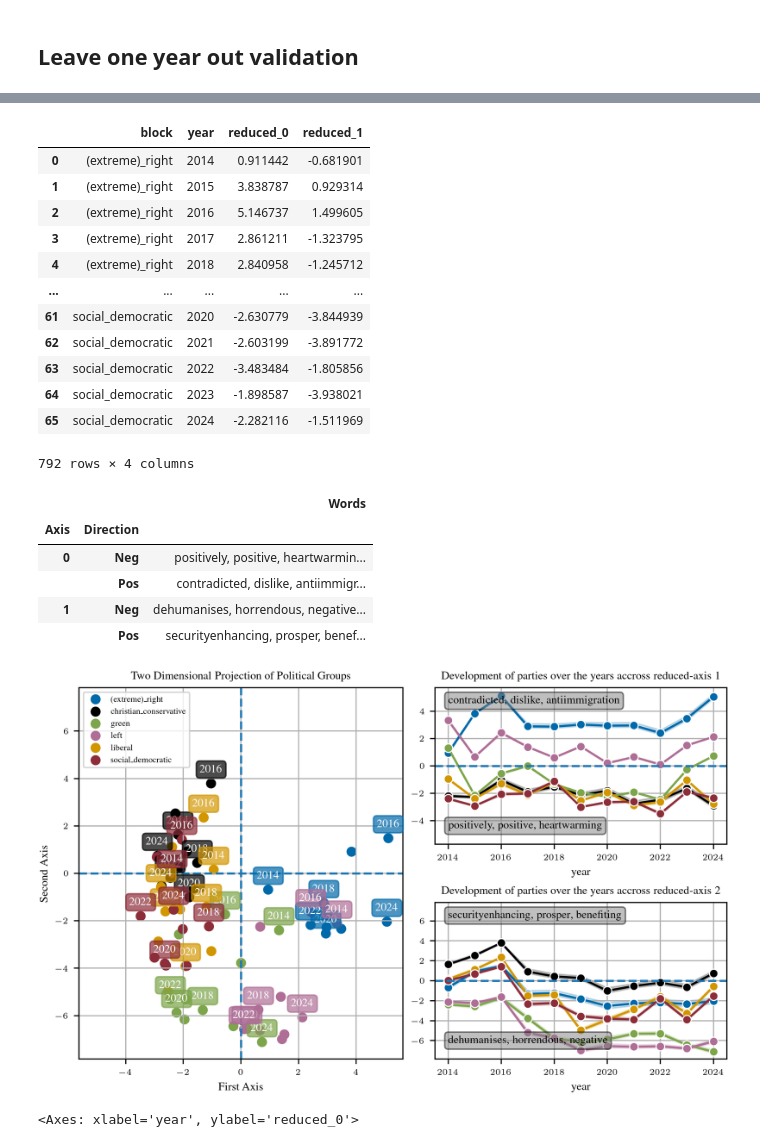
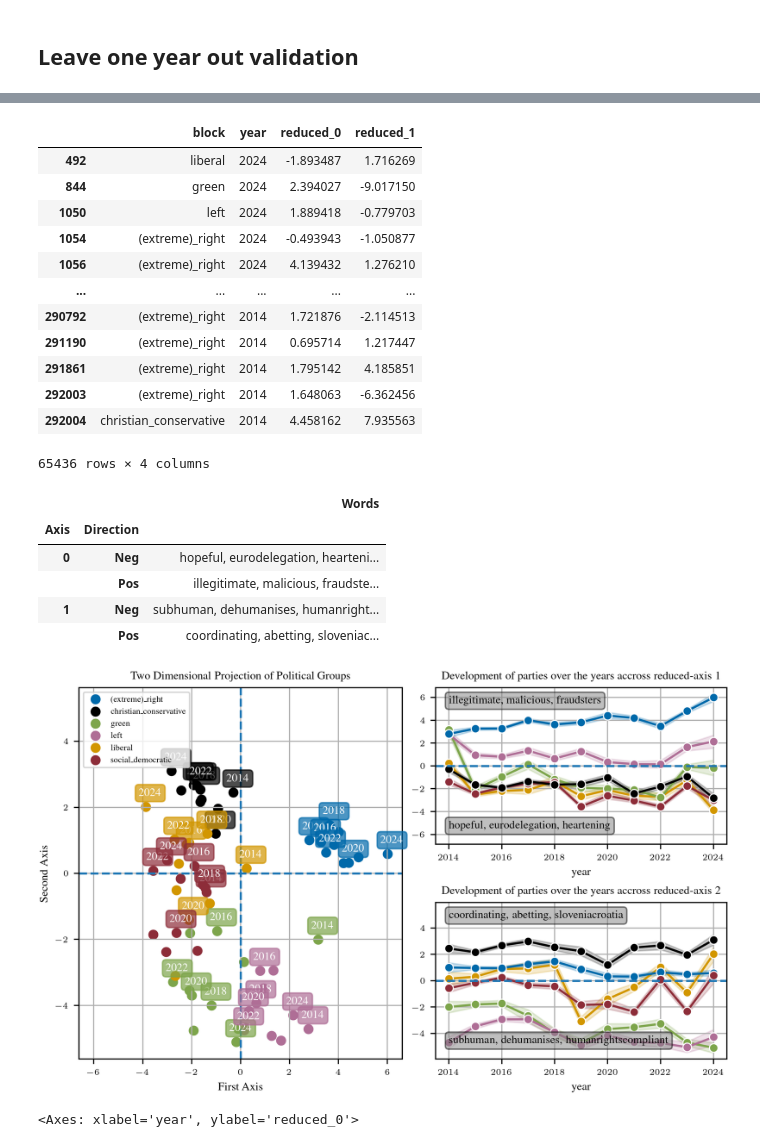
Before and after one commit to derkleinejakob/euparl_discourse, a Jupyter notebook: experiments/q3_4_plsda_stability.ipynb, the cells around one changed output, grey strips where cells are left out. Cells and saved outputs as stored; diff of their text form; code cells hidden in the pictures.

```diff
--- a/experiments/q3_4_plsda_stability.ipynb
+++ b/experiments/q3_4_plsda_stability.ipynb
@@ -16,6 +16,8 @@ df = pd.read_parquet(PATH_MIGRATION_SPEECHES_EMBEDDED)
 print(f"#Samples: {len(df)}")
 # %% [output]
 #Samples: 9705
+# %%
+df = df[~df['written']]
 # %%
 vocab_df = pd.read_parquet(PATH_VOCAB_EMBEDDED)
 # %% [markdown]
@@ -212,7 +214,7 @@ X = np.stack(df[EMBEDDING_MODEL])
 
 W_whole, (pls_ref, _) = plsda(X, df['block'])
 
-reduced_ref = pls_ref.transform(np.stack(aggregated[EMBEDDING_MODEL]))
+reduced_ref = pls_ref.transform(np.stack(df[EMBEDDING_MODEL]))
 
 logo = LeaveOneGroupOut()
 print(f"#Splits {logo.get_n_splits(X, df['block'], df['year'])}")
@@ -234,12 +236,12 @@ for i, (train_index, test_index) in enumerate(logo.split(X,  df['block'], df['ye
 
     y_pred = pls.predict(X_test).argmax(axis=-1)
     f1_micro = f1_score(y_test, y_pred, average='micro')
-    total_angle = sum(subspace_angles(W_whole, W_sub))
+    total_angle = sum(np.rad2deg(subspace_angles(W_whole, W_sub)))
     print(f" F1 score: {f1_micro}")
 
     print(total_angle)
 
-    reduced_sub = pls.transform(np.stack(aggregated[EMBEDDING_MODEL]))
+    reduced_sub = pls.transform(np.stack(df[EMBEDDING_MODEL]))
     mapped_centers.append(align_vectors(reduced_sub, reduced_ref))
 
     angles.append(total_angle)
@@ -276,5 +278,5 @@ f1_scores.mean(), f1_scores.std()
 # %%
-plotting_data = aggregated[['block', 'year']].copy()
+plotting_data = df[['block', 'year']].copy()
 # %%
 plotting_data['reduced_0'] = reduced_ref[:, 0]
 plotting_data['reduced_1'] = reduced_ref[:, 1]
@@ -305,18 +307,18 @@ for year, embs in zip(range(2014, 2025), mapped_centers):
 combined
 # %% [output]
 |  | block | year | reduced_0 | reduced_1 |
-| 0 | (extreme)_right | 2014 | 0.911442 | -0.681901 |
-| 1 | (extreme)_right | 2015 | 3.838787 | 0.929314 |
-| 2 | (extreme)_right | 2016 | 5.146737 | 1.499605 |
-| 3 | (extreme)_right | 2017 | 2.861211 | -1.323795 |
-| 4 | (extreme)_right | 2018 | 2.840958 | -1.245712 |
+| 492 | liberal | 2024 | -1.893487 | 1.716269 |
+| 844 | green | 2024 | 2.394027 | -9.017150 |
+| 1050 | left | 2024 | 1.889418 | -0.779703 |
+| 1054 | (extreme)_right | 2024 | -0.493943 | -1.050877 |
+| 1056 | (extreme)_right | 2024 | 4.139432 | 1.276210 |
 | ... | ... | ... | ... | ... |
-| 61 | social_democratic | 2020 | -2.630779 | -3.844939 |
-| 62 | social_democratic | 2021 | -2.603199 | -3.891772 |
-| 63 | social_democratic | 2022 | -3.483484 | -1.805856 |
-| 64 | social_democratic | 2023 | -1.898587 | -3.938021 |
-| 65 | social_democratic | 2024 | -2.282116 | -1.511969 |
+| 290792 | (extreme)_right | 2014 | 1.721876 | -2.114513 |
+| 291190 | (extreme)_right | 2014 | 0.695714 | 1.217447 |
+| 291861 | (extreme)_right | 2014 | 1.795142 | 4.185851 |
+| 292003 | (extreme)_right | 2014 | 1.648063 | -6.362456 |
+| 292004 | christian_conservative | 2014 | 4.458162 | 7.935563 |
-792 rows × 4 columns
+65436 rows × 4 columns
 # %%
 def plot_aggregated_yearly_data(aggregated: pd.DataFrame, reduced_embeddings: np.array, target_var: str, color_map: dict, ax):
   ax.set_title("Two Dimensional Projection of Political Groups")
@@ -362,7 +364,7 @@ def plot_pca_axis_development(df: pd.DataFrame, axis: int, aggregated: pd.DataFr
     ax.set_title(f"Development of parties over the years accross reduced-axis {axis + 1}")
 
 
-    sns.lineplot(data=df, x='year', y=f"reduced_{axis}", marker='o', hue=target_var, palette=color_map, ax=ax, legend=False, errorbar="sd")
+    sns.lineplot(data=df, x='year', y=f"reduced_{axis}", marker='o', hue=target_var, palette=color_map, ax=ax, legend=False, errorbar="ci")
     ax.set_ylabel("")
 
 
@@ -408,20 +410,21 @@ def display_results(df: pd.DataFrame, model, axis: tuple[int], aggregated: pd.Da
 # %%
 from tueplots import bundles
 
 params = bundles.icml2024(nrows=1,ncols=1, column="full") # if you need multiple columns / rows, change in your script
 # params.update({"figure.dpi": 350})
 plt.rcParams.update(params)
 
 display_results(combined, pls_ref, [0, 1], aggregated, vocab_df,
-                np.array(mapped_centers).mean(axis=0), "block", COLOR_MAPS['block'])
+                #np.array(mapped_centers).mean(axis=0),
+                 pls_ref.transform(np.stack(aggregated[EMBEDDING_MODEL])), "block", COLOR_MAPS['block'])
 # %% [output]
 |  |  | Words |
 | Axis | Direction |  |
-| 0 | Neg | positively, positive, heartwarmin... |
-|  | Pos | contradicted, dislike, antiimmigr... |
-| 1 | Neg | dehumanises, horrendous, negative... |
-|  | Pos | securityenhancing, prosper, benef... |
+| 0 | Neg | hopeful, eurodelegation, hearteni... |
+|  | Pos | illegitimate, malicious, fraudste... |
+| 1 | Neg | subhuman, dehumanises, humanright... |
+|  | Pos | coordinating, abetting, sloveniac... |
-[figure, old version]
+[figure, new version]
 # %%
 sns.lineplot(data=combined.iloc[66:], x='year', y='reduced_0', hue='block', marker='o', palette=COLOR_MAPS['block'], errorbar="ci")
 # %% [output]
```
Also changed, not shown: parts of 9 cells of this notebook, 4 other files.
